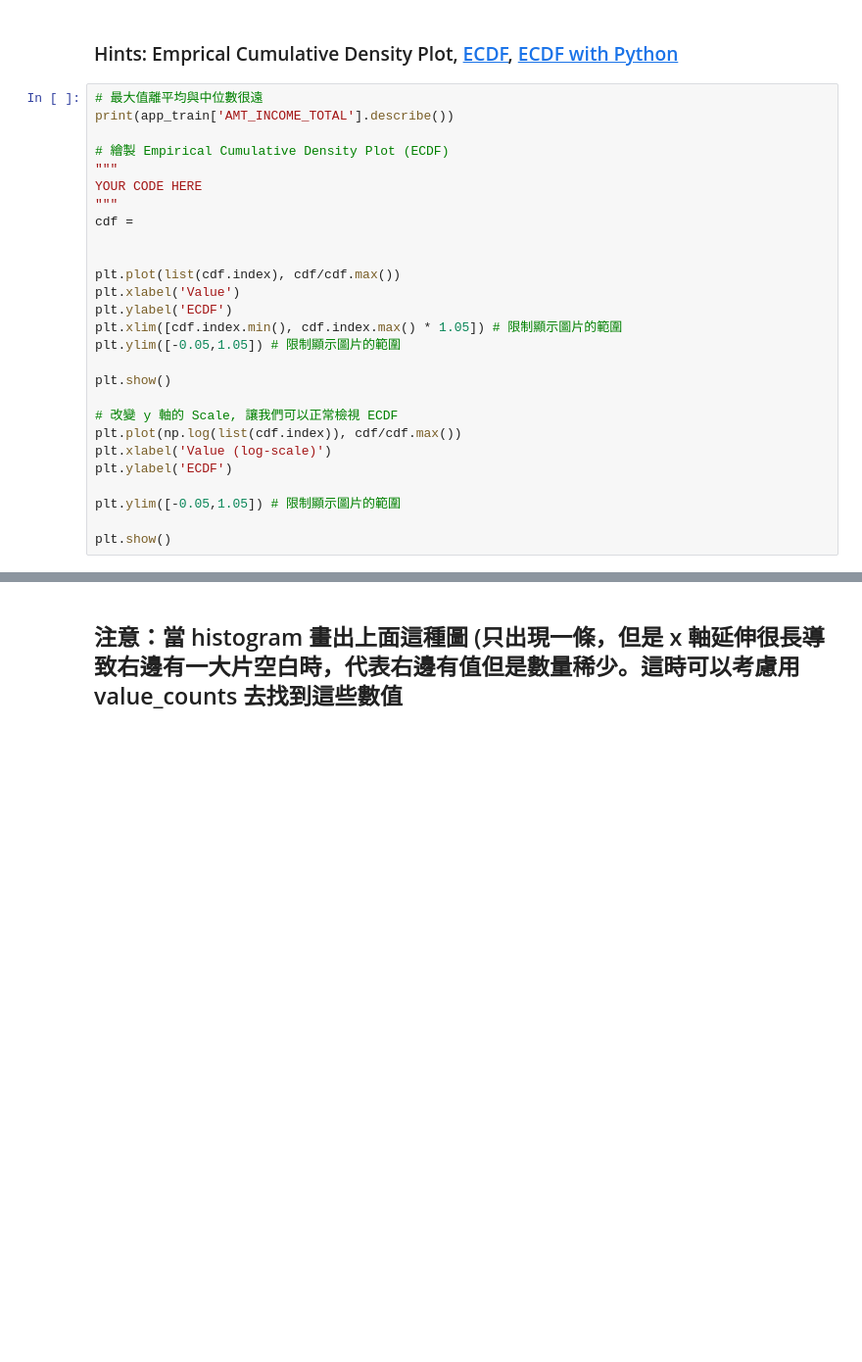
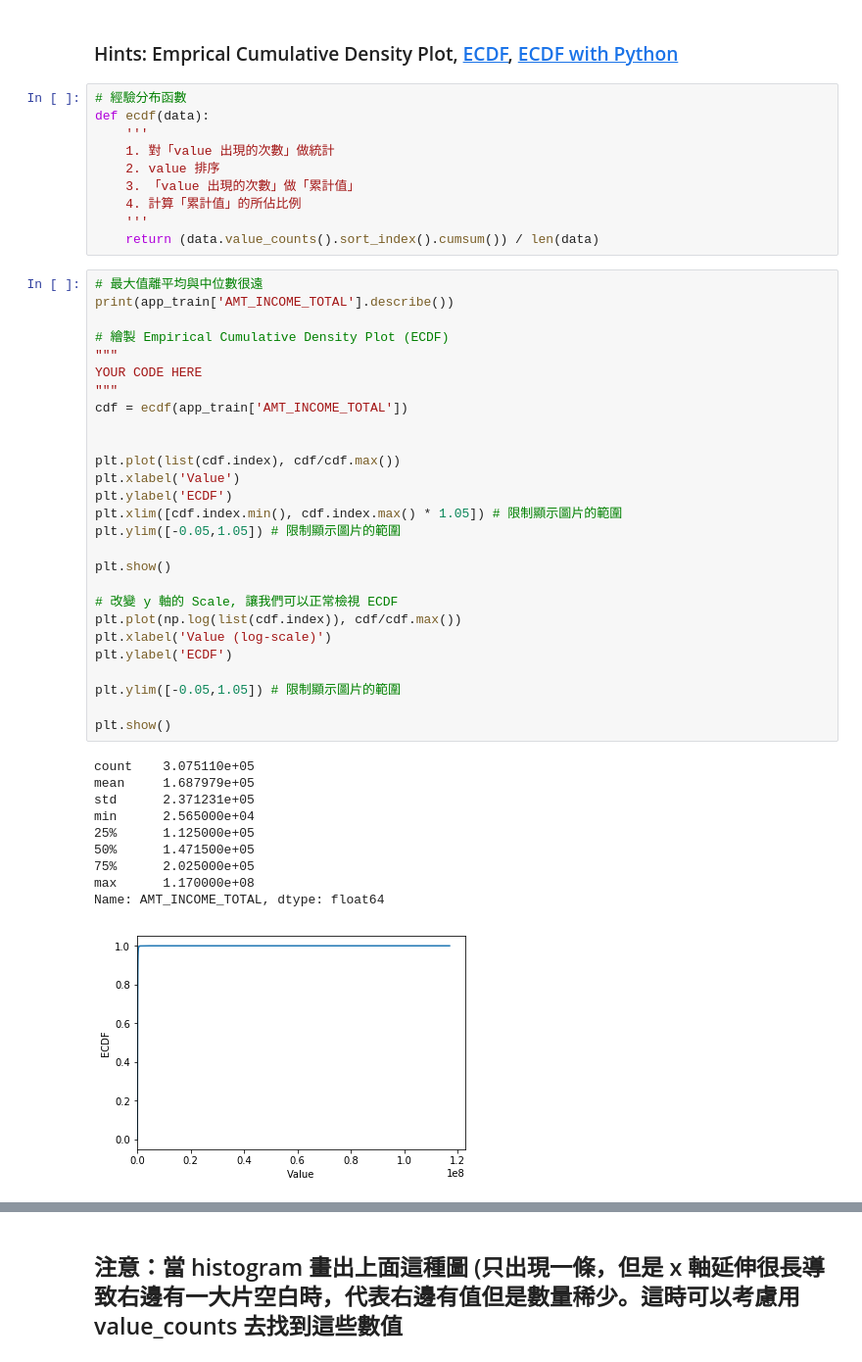
Before and after one commit to leon0825/ML100-Days, a Jupyter notebook: homework/Day_006_HW.ipynb, the cells around one changed output, grey strips where cells are left out. Shown at 98% size. Drawn from its saved outputs; the diff is of its cells as text; blank space fills up the shorter version.

```diff
--- a/homework/Day_006_HW.ipynb
+++ b/homework/Day_006_HW.ipynb
@@ -89,29 +104,50 @@ Numbers of rows: 37
 # %% [markdown]
 ### Hints: Emprical Cumulative Density Plot, [ECDF](https://zh.wikipedia.org/wiki/%E7%BB%8F%E9%AA%8C%E5%88%86%E5%B8%83%E5%87%BD%E6%95%B0), [ECDF with Python](https://stackoverflow.com/questions/14006520/ecdf-in-python-without-step-function)
+# %%
+# 經驗分布函數
+def ecdf(data):
+    '''
+    1. 對「value 出現的次數」做統計
+    2. value 排序
+    3. 「value 出現的次數」做「累計值」
+    4. 計算「累計值」的所佔比例
+    '''
+    return (data.value_counts().sort_index().cumsum()) / len(data)
 # %%
 # 最大值離平均與中位數很遠
 print(app_train['AMT_INCOME_TOTAL'].describe())
 
 # 繪製 Empirical Cumulative Density Plot (ECDF)
 """
 YOUR CODE HERE
 """
-cdf =
+cdf = ecdf(app_train['AMT_INCOME_TOTAL'])
 
 
 plt.plot(list(cdf.index), cdf/cdf.max())
 plt.xlabel('Value')
 plt.ylabel('ECDF')
 plt.xlim([cdf.index.min(), cdf.index.max() * 1.05]) # 限制顯示圖片的範圍
 plt.ylim([-0.05,1.05]) # 限制顯示圖片的範圍
 
 plt.show()
 
 # 改變 y 軸的 Scale, 讓我們可以正常檢視 ECDF
 plt.plot(np.log(list(cdf.index)), cdf/cdf.max())
 plt.xlabel('Value (log-scale)')
 plt.ylabel('ECDF')
 
 plt.ylim([-0.05,1.05]) # 限制顯示圖片的範圍
 
 plt.show()
+# %% [output]
+count    3.075110e+05
+mean     1.687979e+05
+std      2.371231e+05
+min      2.565000e+04
+25%      1.125000e+05
+50%      1.471500e+05
+75%      2.025000e+05
+max      1.170000e+08
+Name: AMT_INCOME_TOTAL, dtype: float64
+[figure, added]
```
Also changed, not shown: parts of 7 cells of this notebook.
